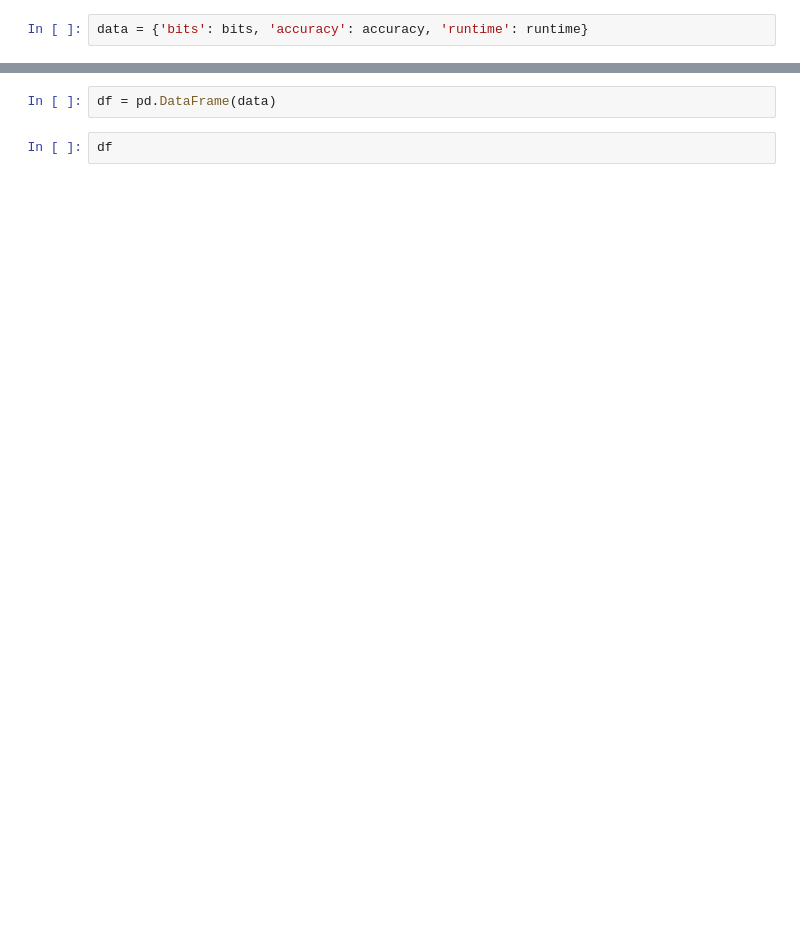
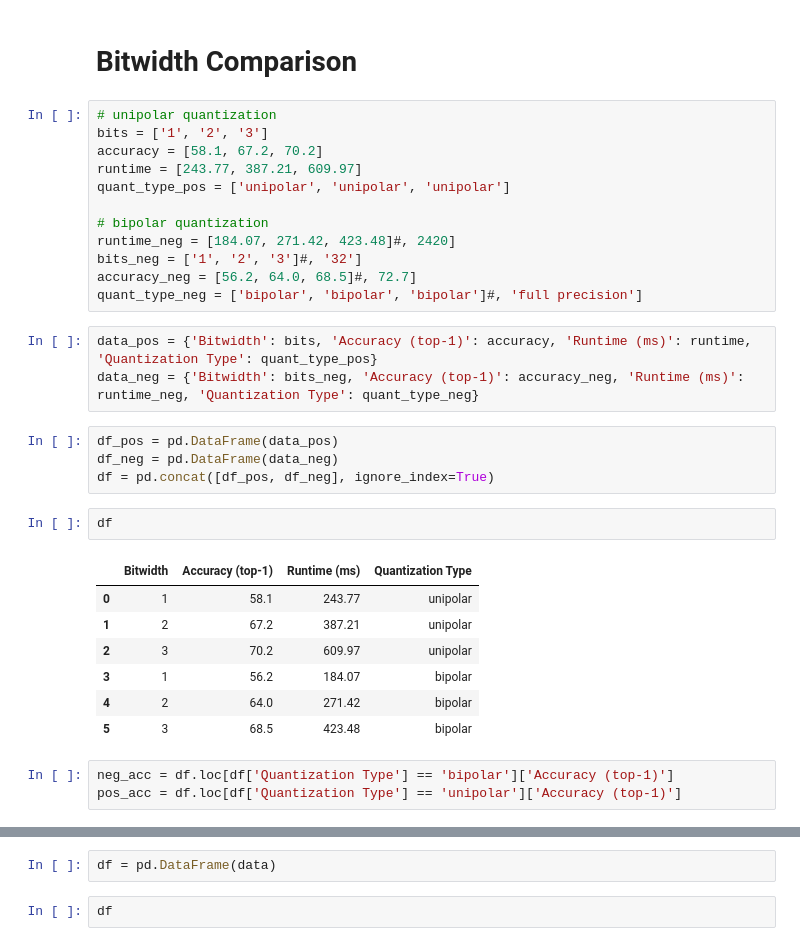
Before and after one commit to jwfromm/Riptide, a Jupyter notebook: notebooks/TrueBinary_Plots.ipynb, the cells around one changed output, grey strips where cells are left out. Saved outputs shown, nothing was run; the diff lists cells and outputs as text; blank space fills up the shorter version.

```diff
--- a/notebooks/TrueBinary_Plots.ipynb
+++ b/notebooks/TrueBinary_Plots.ipynb
@@ -21,2 +18,34 @@ runtime = [150, 280, 550, 2400]
-# %%
-data = {'bits': bits, 'accuracy': accuracy, 'runtime': runtime}
+# %% [markdown]
+# Bitwidth Comparison
+# %%
+# unipolar quantization
+bits = ['1', '2', '3']
+accuracy = [58.1, 67.2, 70.2]
+runtime = [243.77, 387.21, 609.97]
+quant_type_pos = ['unipolar', 'unipolar', 'unipolar']
+
+# bipolar quantization
+runtime_neg = [184.07, 271.42, 423.48]#, 2420]
+bits_neg = ['1', '2', '3']#, '32']
+accuracy_neg = [56.2, 64.0, 68.5]#, 72.7]
+quant_type_neg = ['bipolar', 'bipolar', 'bipolar']#, 'full precision']
+# %%
+data_pos = {'Bitwidth': bits, 'Accuracy (top-1)': accuracy, 'Runtime (ms)': runtime, 'Quantization Type': quant_type_pos}
+data_neg = {'Bitwidth': bits_neg, 'Accuracy (top-1)': accuracy_neg, 'Runtime (ms)': runtime_neg, 'Quantization Type': quant_type_neg}
+# %%
+df_pos = pd.DataFrame(data_pos)
+df_neg = pd.DataFrame(data_neg)
+df = pd.concat([df_pos, df_neg], ignore_index=True)
+# %%
+df
+# %% [output]
+|  | Bitwidth | Accuracy (top-1) | Runtime (ms) | Quantization Type |
+| 0 | 1 | 58.1 | 243.77 | unipolar |
+| 1 | 2 | 67.2 | 387.21 | unipolar |
+| 2 | 3 | 70.2 | 609.97 | unipolar |
+| 3 | 1 | 56.2 | 184.07 | bipolar |
+| 4 | 2 | 64.0 | 271.42 | bipolar |
+| 5 | 3 | 68.5 | 423.48 | bipolar |
+# %%
+neg_acc = df.loc[df['Quantization Type'] == 'bipolar']['Accuracy (top-1)']
+pos_acc = df.loc[df['Quantization Type'] == 'unipolar']['Accuracy (top-1)']
```
Also changed, not shown: parts of 13 cells of this notebook, 2 other files.
